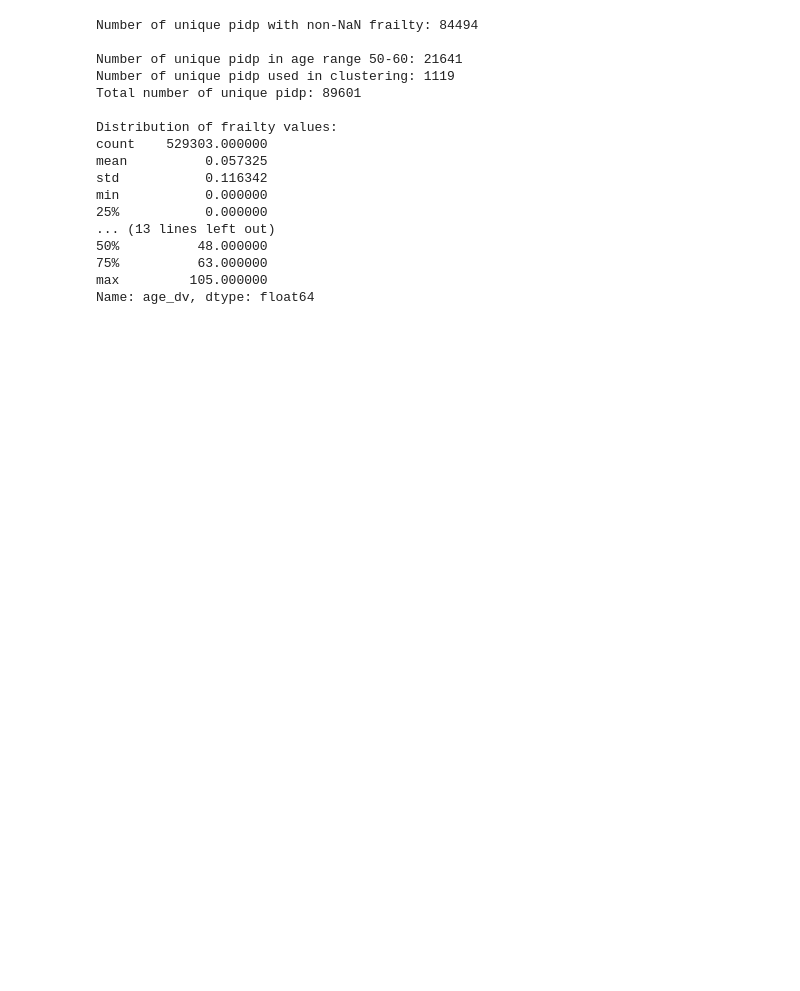
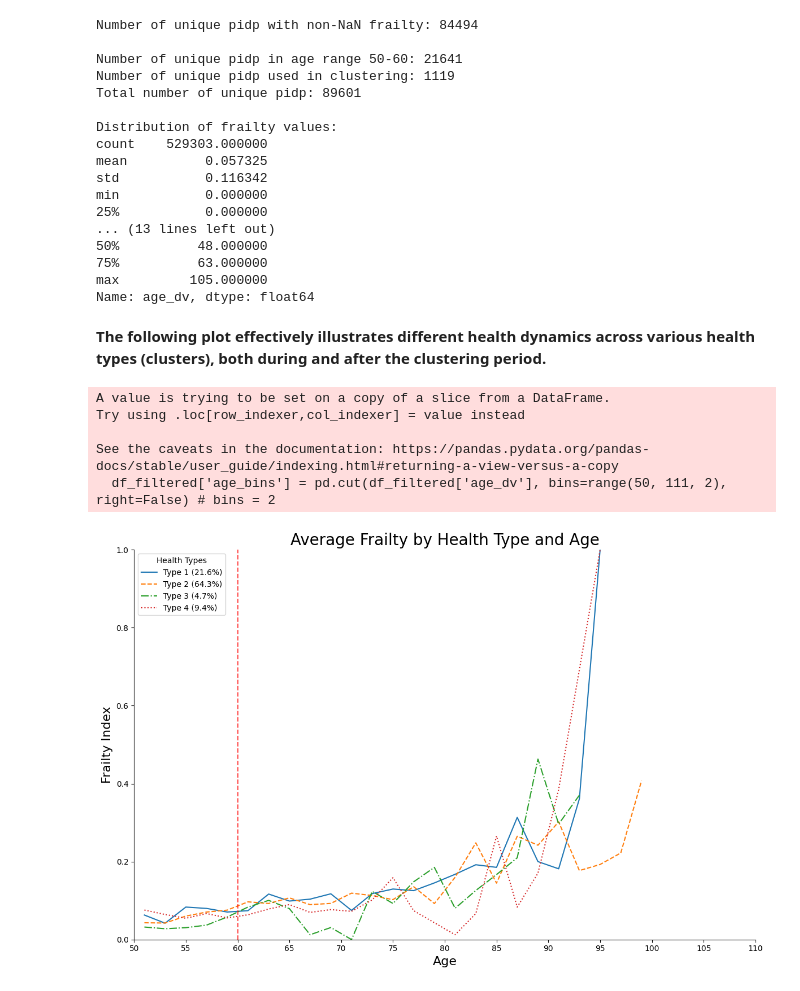
Before and after one commit to GJQu/EssexDissertation, a Jupyter notebook: k_means.ipynb, the cells around one changed output. Saved outputs shown, nothing was run; the diff lists cells and outputs as text; code cells hidden in the pictures; blank space fills up the shorter version.

Commit message:
plot ready for review

```diff
--- a/k_means.ipynb
+++ b/k_means.ipynb
@@ -234,3 +251,63 @@ min           0.000000
 75%          63.000000
 max         105.000000
 Name: age_dv, dtype: float64
+# %% [markdown]
+**The following plot effectively illustrates different health dynamics across various health types (clusters), both during and after the clustering period.**
+# %%
+import pandas as pd
+import matplotlib.pyplot as plt
+import seaborn as sns
+import numpy as np
+
+# Assuming df_frailty is your dataframe with the cluster information
+df_filtered = df_frailty[(df_frailty['age_dv'] >= 50) & (df_frailty['age_dv'] <= 110) & (~np.isnan(df_frailty['frailty'])) & (~np.isnan(df_frailty['cluster']))]
+
+# Create age bins
+df_filtered['age_bins'] = pd.cut(df_filtered['age_dv'], bins=range(50, 111, 2), right=False) # bins = 2
+
+# Calculate mean frailty for each bin and cluster
+binned_data = df_filtered.groupby(['age_bins', 'cluster'])['frailty'].mean().unstack()
+
+# Calculate the midpoint of each age bin for plotting
+binned_data['age_mid'] = binned_data.index.map(lambda x: x.mid)
+
+# Calculate the percentage of individuals in each cluster
+cluster_percentages = df_filtered['cluster'].value_counts(normalize=True) * 100
+
+# Create the plot
+fig, ax = plt.subplots(figsize=(12, 8))
+
+linestyles = ['-', '--', '-.', ':']
+colors = ['#1f77b4', '#ff7f0e', '#2ca02c', '#d62728']  # You can adjust these colors
+
+for cluster in range(4):
+    cluster_data = binned_data[cluster].dropna()
+    ax.plot(cluster_data.index.map(lambda x: x.mid), cluster_data.values,
+            label=f'Type {cluster+1} ({cluster_percentages[cluster]:.1f}%)',
+            linestyle=linestyles[cluster % len(linestyles)],
+            color=colors[cluster % len(colors)])
+
+ax.set_xlabel('Age', fontsize=16)
+ax.set_ylabel('Frailty Index', fontsize=16)
+ax.spines['top'].set_visible(False)
+ax.spines['right'].set_visible(False)
+
+# Add a vertical line at age 60
+ax.axvline(x=60, color='red', linestyle='--', alpha=0.7)
+
+ax.set_title('Average Frailty by Health Type and Age', fontsize=20)
+ax.legend(title='Health Types', loc='upper left')
+
+ax.set_xlim(50, 110)
+ax.set_ylim(0, 1)
+ax.set_xticks(range(50, 111, 5))
+
+plt.tight_layout()
+plt.show()
+# %% [output]
+A value is trying to be set on a copy of a slice from a DataFrame.
+Try using .loc[row_indexer,col_indexer] = value instead
+
+See the caveats in the documentation: https://pandas.pydata.org/pandas-docs/stable/user_guide/indexing.html#returning-a-view-versus-a-copy
+  df_filtered['age_bins'] = pd.cut(df_filtered['age_dv'], bins=range(50, 111, 2), right=False) # bins = 2
+[figure, added]
```
Also changed, not shown: parts of 2 cells of this notebook.
